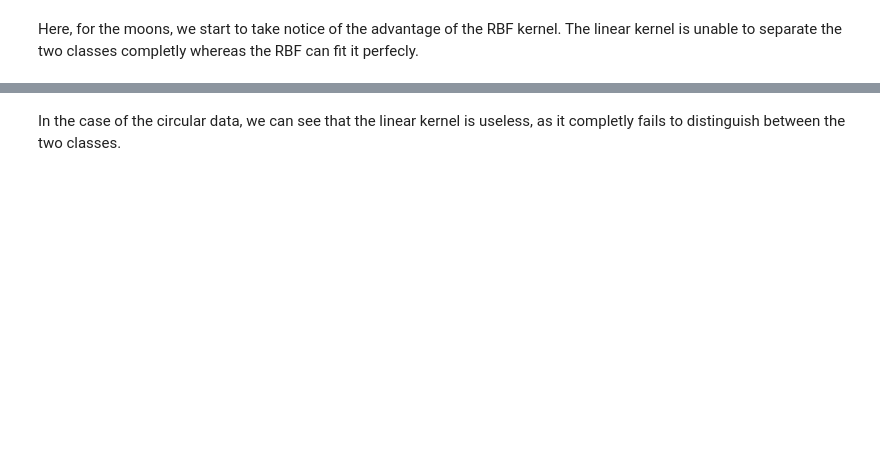
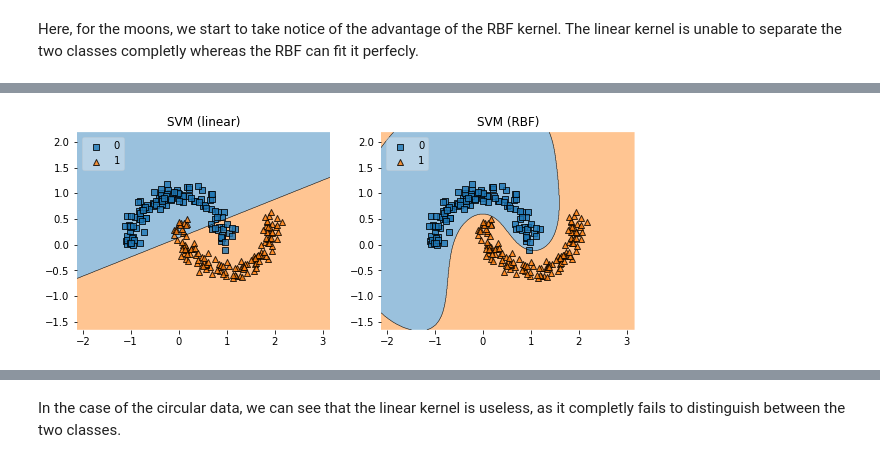
Before and after one commit to xaviersantos/dm, a Jupyter notebook: tpc4/tpc4.ipynb, the cells around one changed output, grey strips where cells are left out. Saved outputs shown, nothing was run; the diff lists cells and outputs as text; code cells hidden in the pictures; blank space fills up the shorter version.

```diff
--- a/tpc4/tpc4.ipynb
+++ b/tpc4/tpc4.ipynb
@@ -94,0 +181,4 @@ plot_decision(X_moons, y_moons, clfs)
+# %%
+moons_classifiers=plot_decision(X_moons_test, y_moons_test, clfs,labels)
+# %% [output]
+[figure, added]
```
Also changed, not shown: parts of 26 cells of this notebook.
